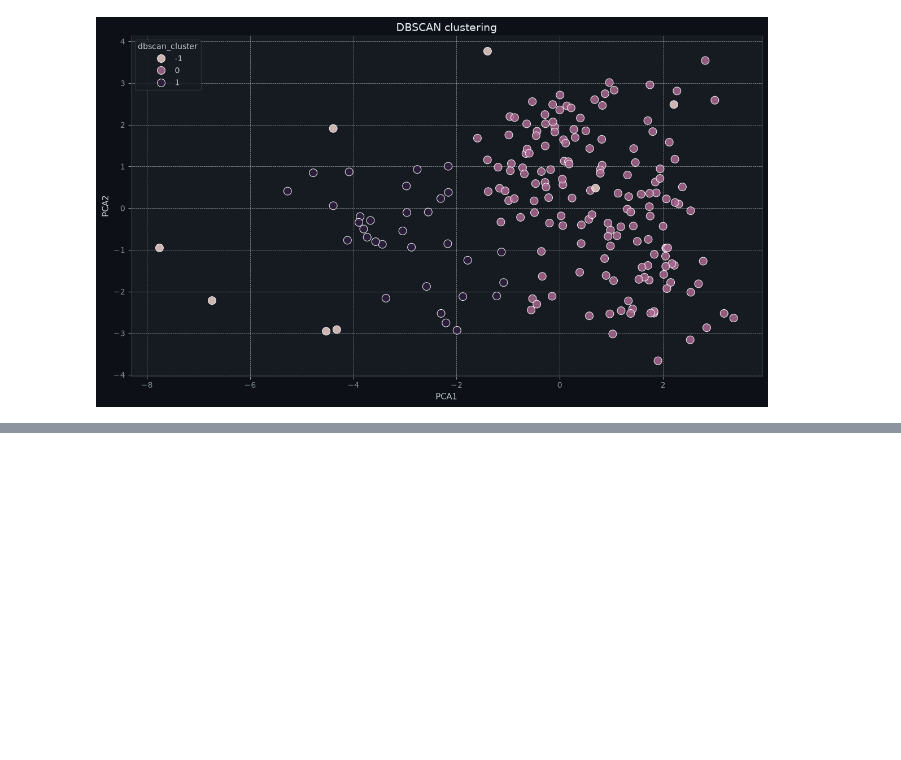
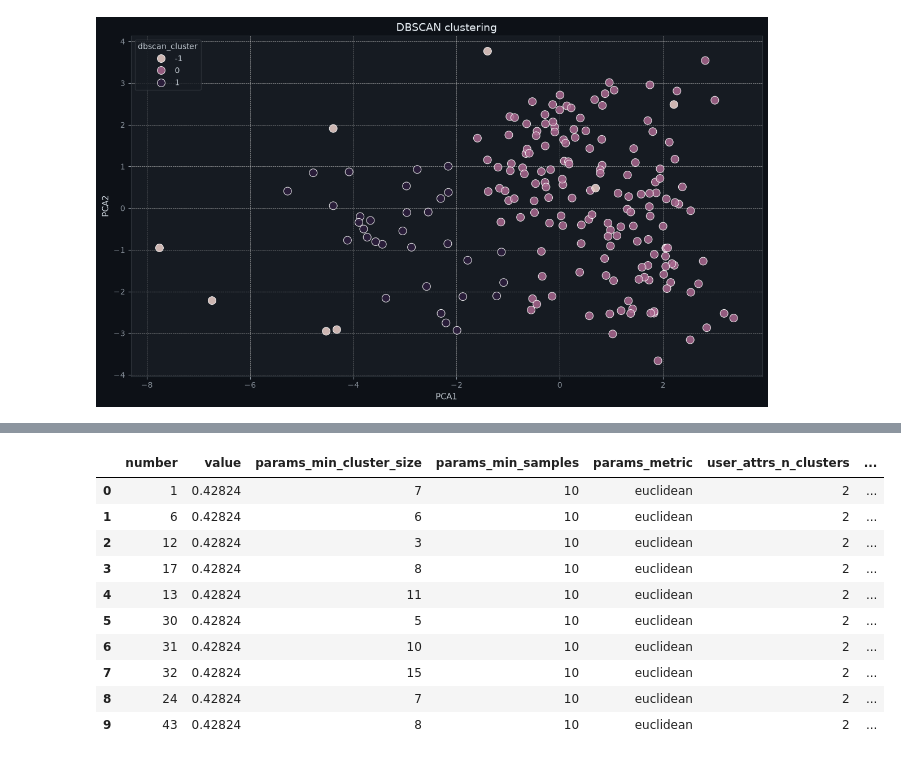
Before and after one commit to Chumus2/Wikipedia-Country-Statistics-2026-Clustering, a Jupyter notebook: ml/notebooks/MT.ipynb, the cells around one changed output, grey strips where cells are left out. Cells and saved outputs as stored; diff of their text form; code cells hidden in the pictures; blank space fills up the shorter version.

```diff
--- a/ml/notebooks/MT.ipynb
+++ b/ml/notebooks/MT.ipynb
@@ -254,3 +253,72 @@ plt.tight_layout()
 plt.show()
 # %% [output]
 [figure]
+# %%
+def objective_hdbscan(trial: optuna.Trial) -> float:
+    min_cluster_size = trial.suggest_int("min_cluster_size", 3, 15)
+    min_samples = trial.suggest_int("min_samples", 1, 10)
+    metric = trial.suggest_categorical(
+        "metric", ["euclidean", "manhattan"]
+    )
+
+    model = HDBSCAN(
+        min_cluster_size=min_cluster_size,
+        min_samples=min_samples,
+        metric=metric
+    )
+    labels = model.fit_predict(X_pca_df)
+
+    n_clusters = len(set(labels)) - (1 if -1 in set(labels) else 0)
+    noise_ratio = np.sum(labels == -1) / len(labels)
+
+    trial.set_user_attr("n_clusters", n_clusters)
+    trial.set_user_attr("noise_ratio", noise_ratio)
+
+    if n_clusters < 2:
+        trial.set_user_attr("status", "Rejected (<2 members)")
+        raise optuna.TrialPruned()
+
+    if noise_ratio > 0.2:
+        trial.set_user_attr("status", "Rejected (>20 noise)")
+        raise optuna.TrialPruned()
+
+    mask = labels != -1
+    score = silhouette_score(X_pca_df[mask], labels[mask])
+    db_score = davies_bouldin_score(X_pca_df[mask], labels[mask])
+    ch_score = calinski_harabasz_score(X_pca_df[mask], labels[mask])
+
+    trial.set_user_attr("davies_bouldin", db_score)
+    trial.set_user_attr("calinski_harabasz", ch_score)
+    trial.set_user_attr("status", "Accepted")
+
+    return score
+
+
+study_hdbscan = optuna.create_study(direction="maximize")
+study_hdbscan.optimize(
+    objective_hdbscan,
+    n_trials=50,
+    show_progress_bar=True
+)
+
+print("=" * 50)
+print(f"Best silhouette score: {study_hdbscan.best_value:.4f}")
+print("Best hyperparameters:")
+for key, value in study_hdbscan.best_params.items():
+  print(f"  - {key}: {value}")
+print("=" * 50)
+
+df_hdbscan_results = study_hdbscan.trials_dataframe()
+
+cols = [
+    "number", "value", "params_min_cluster_size",
+    "params_min_samples", "params_metric", "user_attrs_n_clusters",
+    "user_attrs_noise_ratio", "user_attrs_davies_bouldin", "user_attrs_calinski_harabasz",
+]
+
+df_hdbscan_summary = df_hdbscan_results[cols].sort_values(by="value", ascending=False).reset_index(drop=True)
+display(df_hdbscan_summary.head(10))
+
+best_hdbscan = HDBSCAN(**study_hdbscan.best_params)
+X_pca_df["hdbscan_cluster"] = best_hdbscan.fit_predict(X_pca_df)
+# %% [output]
@@ -256,0 +332,11 @@ plt.show()
+|  | number | value | params_min_cluster_size | params_min_samples | params_metric | user_attrs_n_clusters | ... |
+| 0 | 1 | 0.42824 | 7 | 10 | euclidean | 2 | ... |
+| 1 | 6 | 0.42824 | 6 | 10 | euclidean | 2 | ... |
+| 2 | 12 | 0.42824 | 3 | 10 | euclidean | 2 | ... |
+| 3 | 17 | 0.42824 | 8 | 10 | euclidean | 2 | ... |
+| 4 | 13 | 0.42824 | 11 | 10 | euclidean | 2 | ... |
+| 5 | 30 | 0.42824 | 5 | 10 | euclidean | 2 | ... |
+| 6 | 31 | 0.42824 | 10 | 10 | euclidean | 2 | ... |
+| 7 | 32 | 0.42824 | 15 | 10 | euclidean | 2 | ... |
+| 8 | 24 | 0.42824 | 7 | 10 | euclidean | 2 | ... |
+| 9 | 43 | 0.42824 | 8 | 10 | euclidean | 2 | ... |
```
Also changed, not shown: parts of 3 cells of this notebook.
